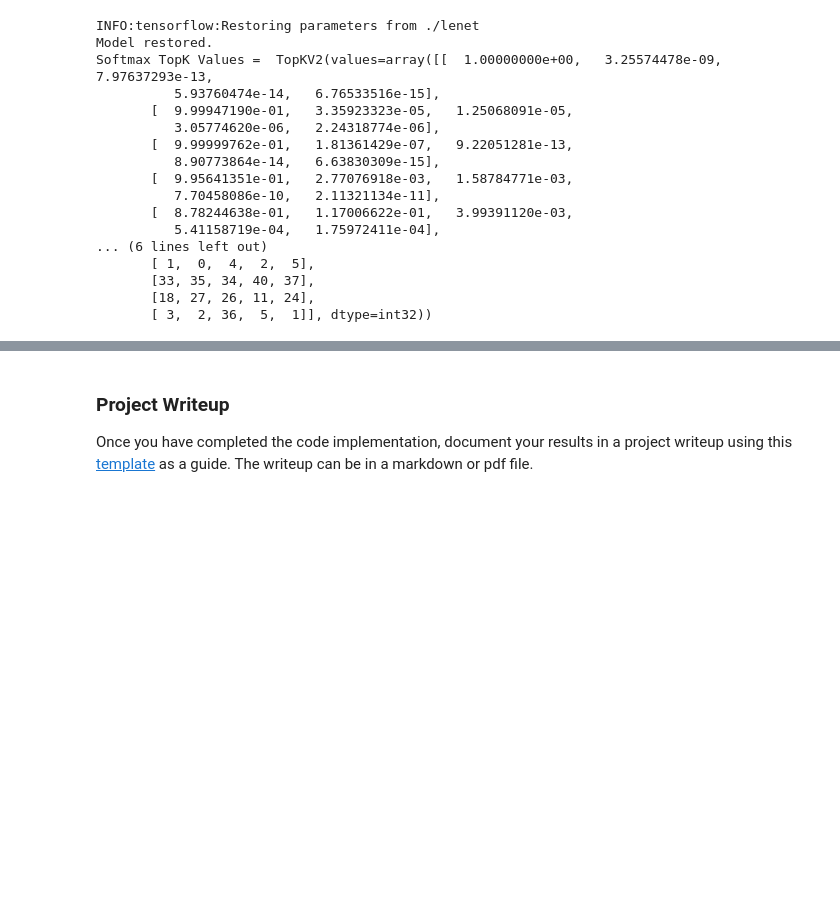
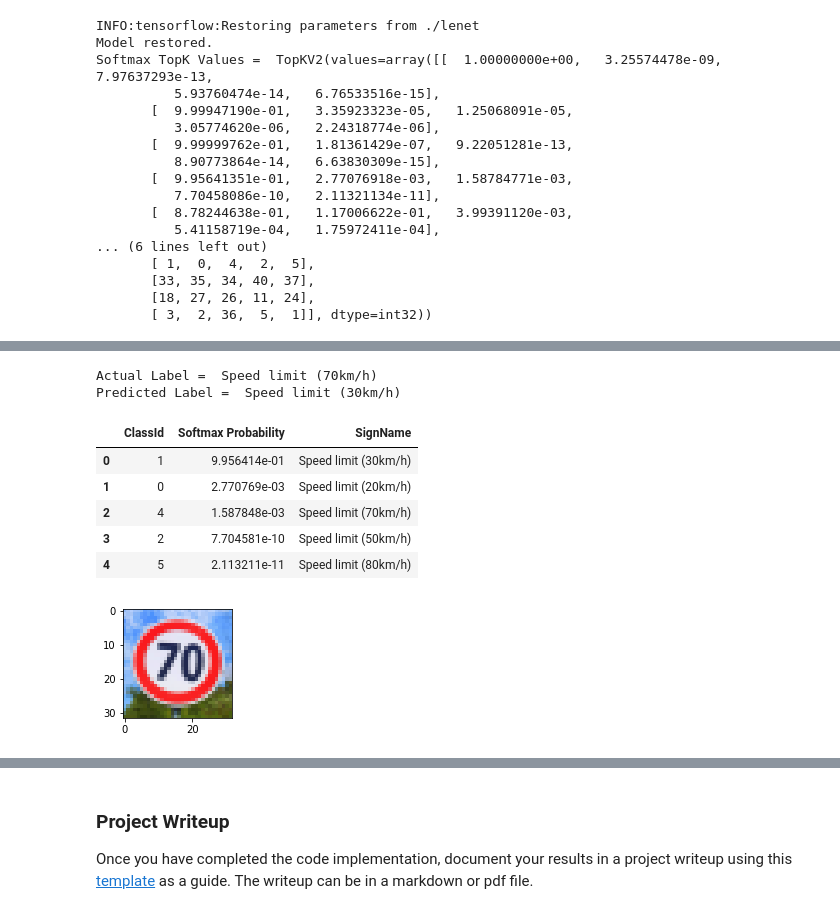
Before and after one commit to samiriff/CarND-Traffic-Sign-Classifier-Project, a Jupyter notebook: Traffic_Sign_Classifier.ipynb, the cells around one changed output, grey strips where cells are left out. Cells and saved outputs as stored; diff of their text form; code cells hidden in the pictures; blank space fills up the shorter version.

```diff
--- a/Traffic_Sign_Classifier.ipynb
+++ b/Traffic_Sign_Classifier.ipynb
@@ -652,0 +722,17 @@ Softmax TopK Values =  TopKV2(values=array([[  1.00000000e+00,   3.25574478e-09,
+# %%
+img_idx = 3
+fig, ax = plt.subplots(1, 1, figsize=(10, 2))
+ax.imshow(resized_img_arr[img_idx])
+print("Actual Label = ", y_test_labels[img_idx])
+print("Predicted Label = ", get_sign_name(sign_labels_df, top_k_values.indices[img_idx][0]))
+get_top_k_probabilities(top_k_values.values[img_idx], top_k_values.indices[img_idx])
+# %% [output]
+Actual Label =  Speed limit (70km/h)
+Predicted Label =  Speed limit (30km/h)
+|  | ClassId | Softmax Probability | SignName |
+| 0 | 1 | 9.956414e-01 | Speed limit (30km/h) |
+| 1 | 0 | 2.770769e-03 | Speed limit (20km/h) |
+| 2 | 4 | 1.587848e-03 | Speed limit (70km/h) |
+| 3 | 2 | 7.704581e-10 | Speed limit (50km/h) |
+| 4 | 5 | 2.113211e-11 | Speed limit (80km/h) |
+[figure, added]
```
Also changed, not shown: parts of 9 cells of this notebook.
